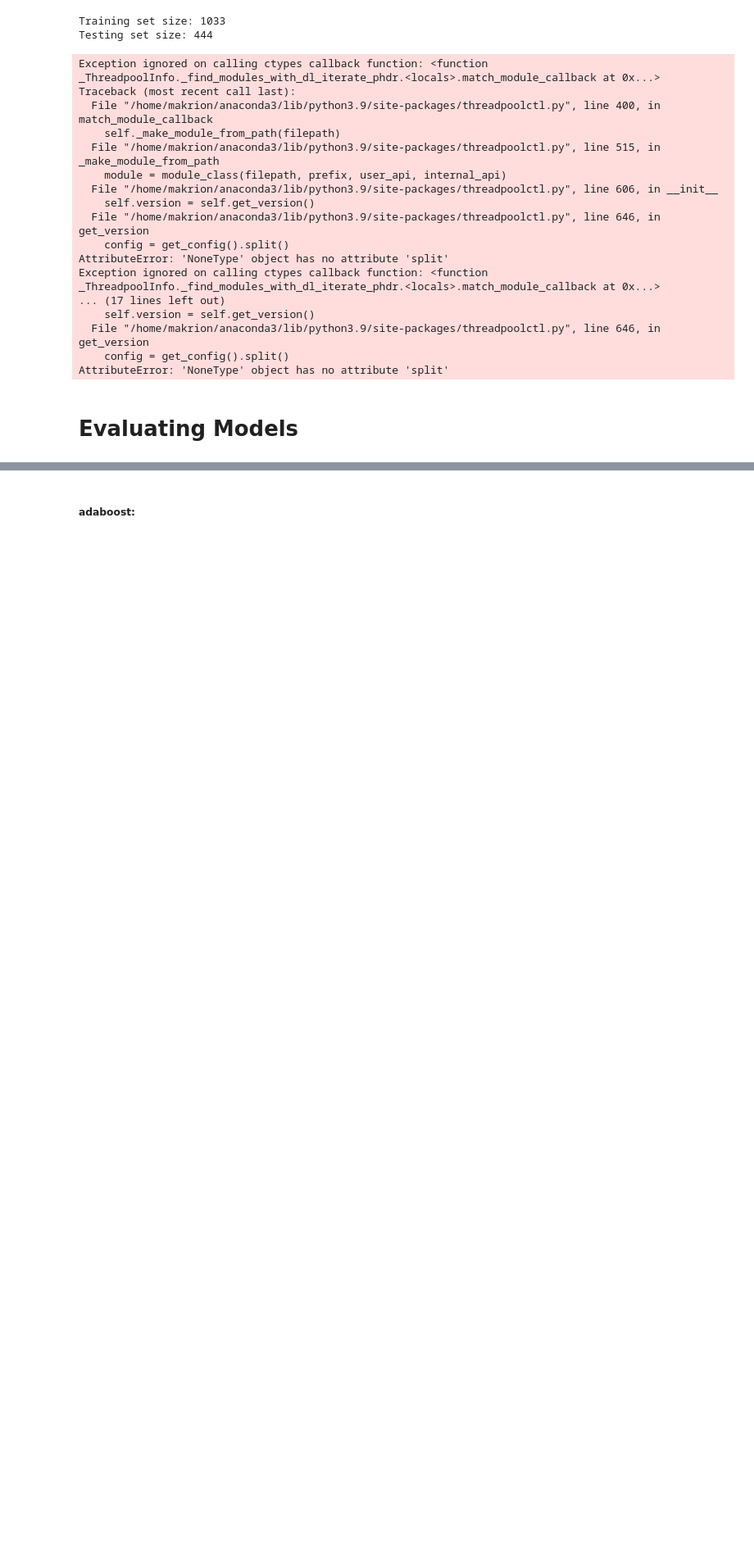
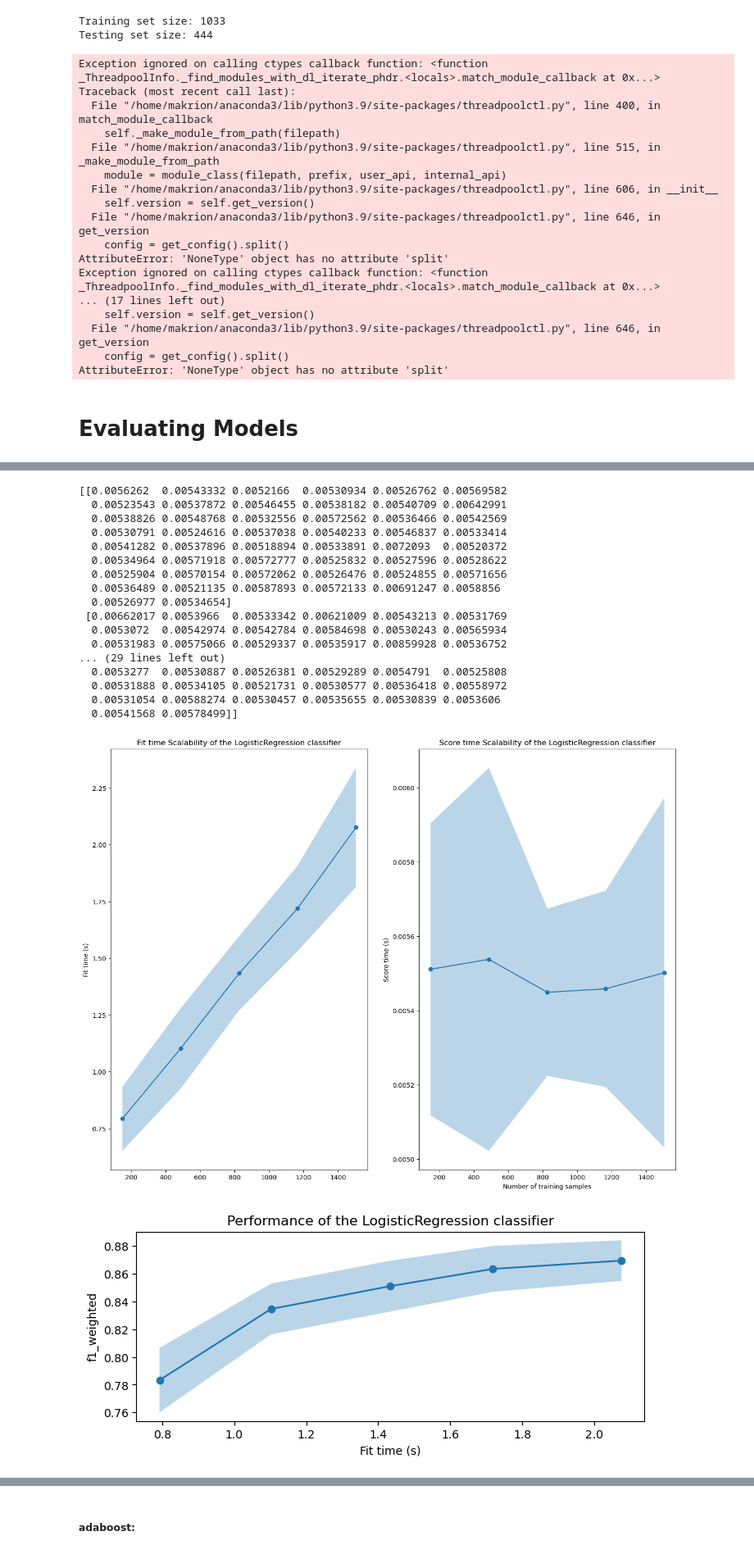
Before and after one commit to Makrion/body_type_prediction, a Jupyter notebook: src/models-analysis.ipynb, the cells around one changed output, grey strips where cells are left out. Shown at 82% size. Drawn from its saved outputs; the diff is of its cells as text; code cells hidden in the pictures; blank space fills up the shorter version.

```diff
--- a/src/models-analysis.ipynb
+++ b/src/models-analysis.ipynb
@@ -71,0 +145,22 @@ AttributeError: 'NoneType' object has no attribute 'split'
+# %%
+model_helpers.draw_scalability_curves(x_train_sampled, y_train_sampled, LogisticRegression(max_iter=1000000), n_jobs=4, cv_n_splits=50)
+# %% [output]
+[[0.0056262  0.00543332 0.0052166  0.00530934 0.00526762 0.00569582
+  0.00523543 0.00537872 0.00546455 0.00538182 0.00540709 0.00642991
+  0.00538826 0.00548768 0.00532556 0.00572562 0.00536466 0.00542569
+  0.00530791 0.00524616 0.00537038 0.00540233 0.00546837 0.00533414
+  0.00541282 0.00537896 0.00518894 0.00533891 0.0072093  0.00520372
+  0.00534964 0.00571918 0.00572777 0.00525832 0.00527596 0.00528622
+  0.00525904 0.00570154 0.00572062 0.00526476 0.00524855 0.00571656
+  0.00536489 0.00521135 0.00587893 0.00572133 0.00691247 0.0058856
+  0.00526977 0.00534654]
+ [0.00662017 0.0053966  0.00533342 0.00621009 0.00543213 0.00531769
+  0.0053072  0.00542974 0.00542784 0.00584698 0.00530243 0.00565934
+  0.00531983 0.00575066 0.00529337 0.00535917 0.00859928 0.00536752
+... (29 lines left out)
+  0.0053277  0.00530887 0.00526381 0.00529289 0.0054791  0.00525808
+  0.00531888 0.00534105 0.00521731 0.00530577 0.00536418 0.00558972
+  0.00531054 0.00588274 0.00530457 0.00535655 0.00530839 0.0053606
+  0.00541568 0.00578499]]
+[figure, added]
+[figure, added]
```
Also changed, not shown: parts of 48 cells of this notebook, 11 other files.
